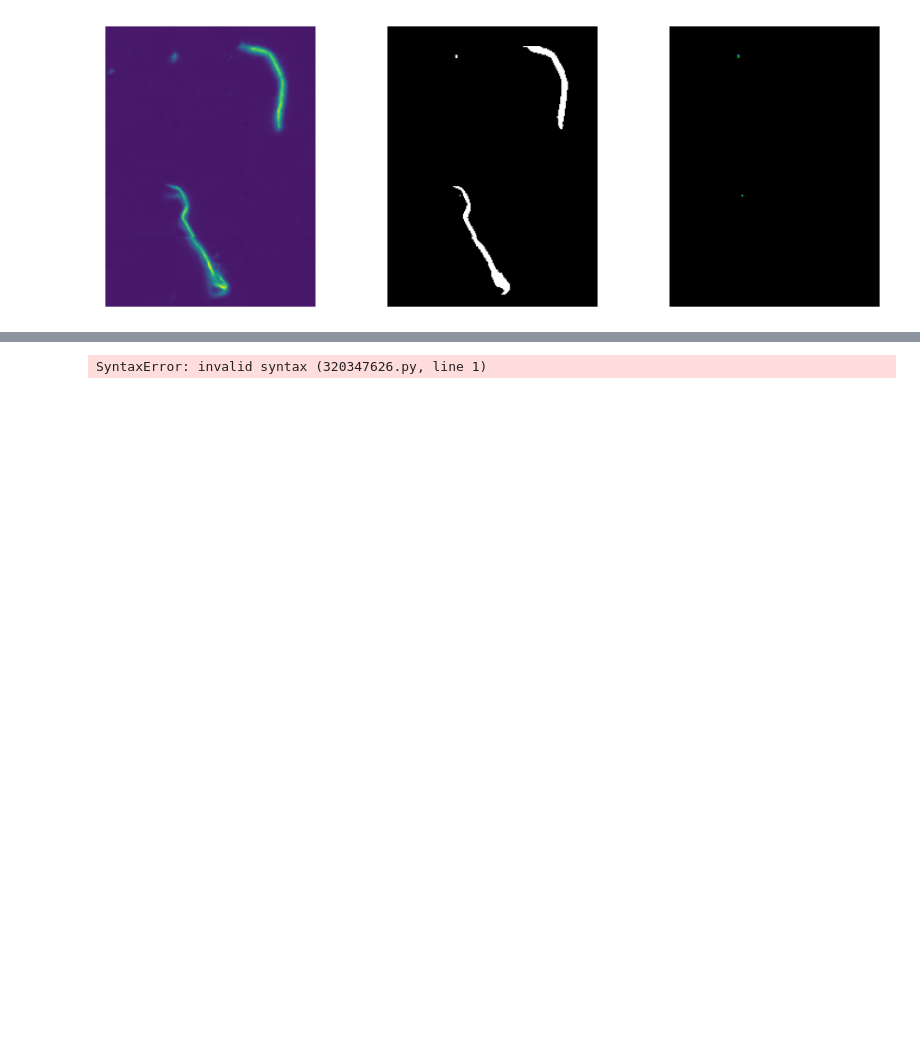
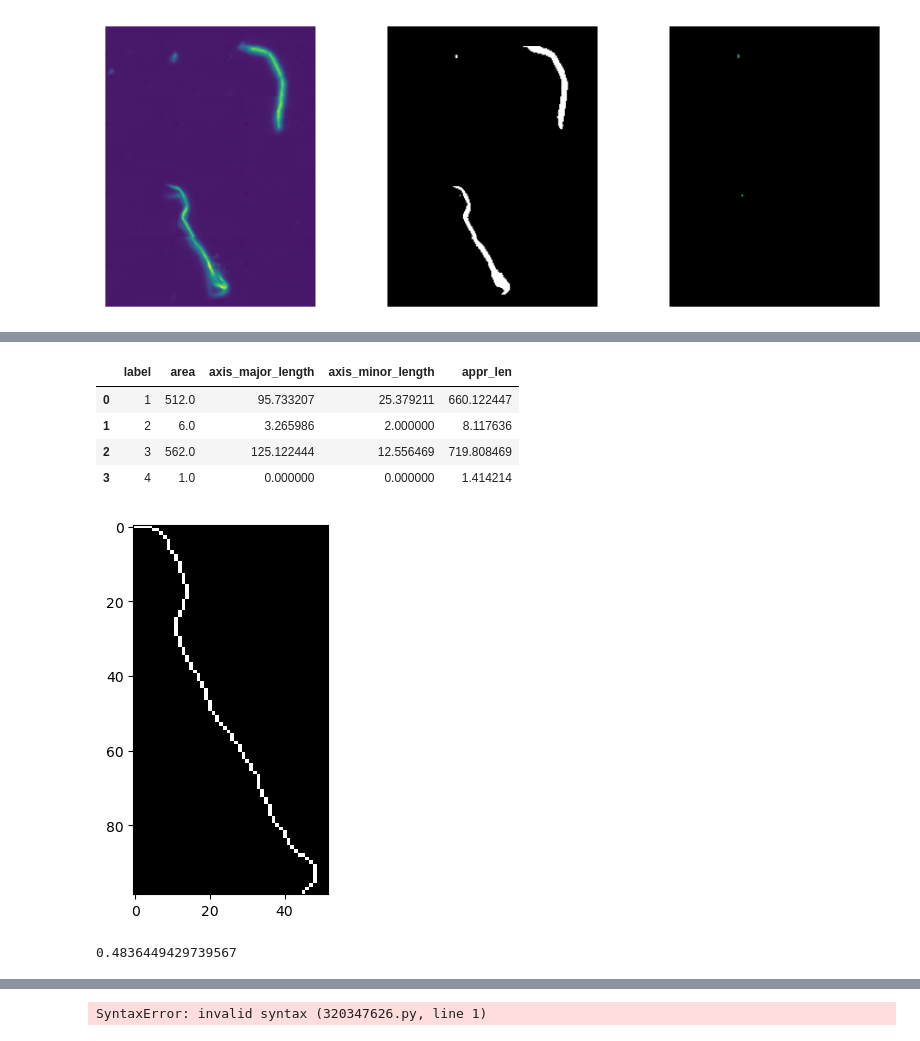
Before and after one commit to Ocean-Wise/agilent-ir-formats, a Jupyter notebook: practice_notebook.ipynb, the cells around one changed output, grey strips where cells are left out. Cells and saved outputs as stored; diff of their text form; code cells hidden in the pictures; blank space fills up the shorter version.

Commit message:
testing regions

```diff
--- a/practice_notebook.ipynb
+++ b/practice_notebook.ipynb
@@ -177,3 +173,28 @@ ModuleNotFoundError: No module named 'imagej'
+# %%
+import skimage as ski
+lbls, ns = ski.measure.label(mask, return_num = True)
+props = ski.measure.regionprops(lbls)
+
+#len(props)
+plt.imshow(ski.morphology.skeletonize(props[2].image))
+props[2].orientation
+
+def appr_len(region):
+    q = np.arctan(np.shape(region)[0]/np.shape(region)[1])
+    return (np.sum(region))*((np.sqrt(2)-1)*(np.sin(2*q)**2)+1)
+
+pd.DataFrame(ski.measure.regionprops_table(lbls, properties = ['label','area','axis_major_length', 'axis_minor_length'], extra_properties = (appr_len,)))
+# %% [output]
+|  | label | area | axis_major_length | axis_minor_length | appr_len |
+| 0 | 1 | 512.0 | 95.733207 | 25.379211 | 660.122447 |
+| 1 | 2 | 6.0 | 3.265986 | 2.000000 | 8.117636 |
+| 2 | 3 | 562.0 | 125.122444 | 12.556469 | 719.808469 |
+| 3 | 4 | 1.0 | 0.000000 | 0.000000 | 1.414214 |
+[figure, added]
+# %%
+np.arctan(np.shape(props[2].image)[1]/np.shape(props[2].image)[0])
+# %% [output]
+0.4836449429739567
 # %%
 import time
 p = intensities[-219,154,:]
```
Also changed, not shown: parts of 3 cells of this notebook.
